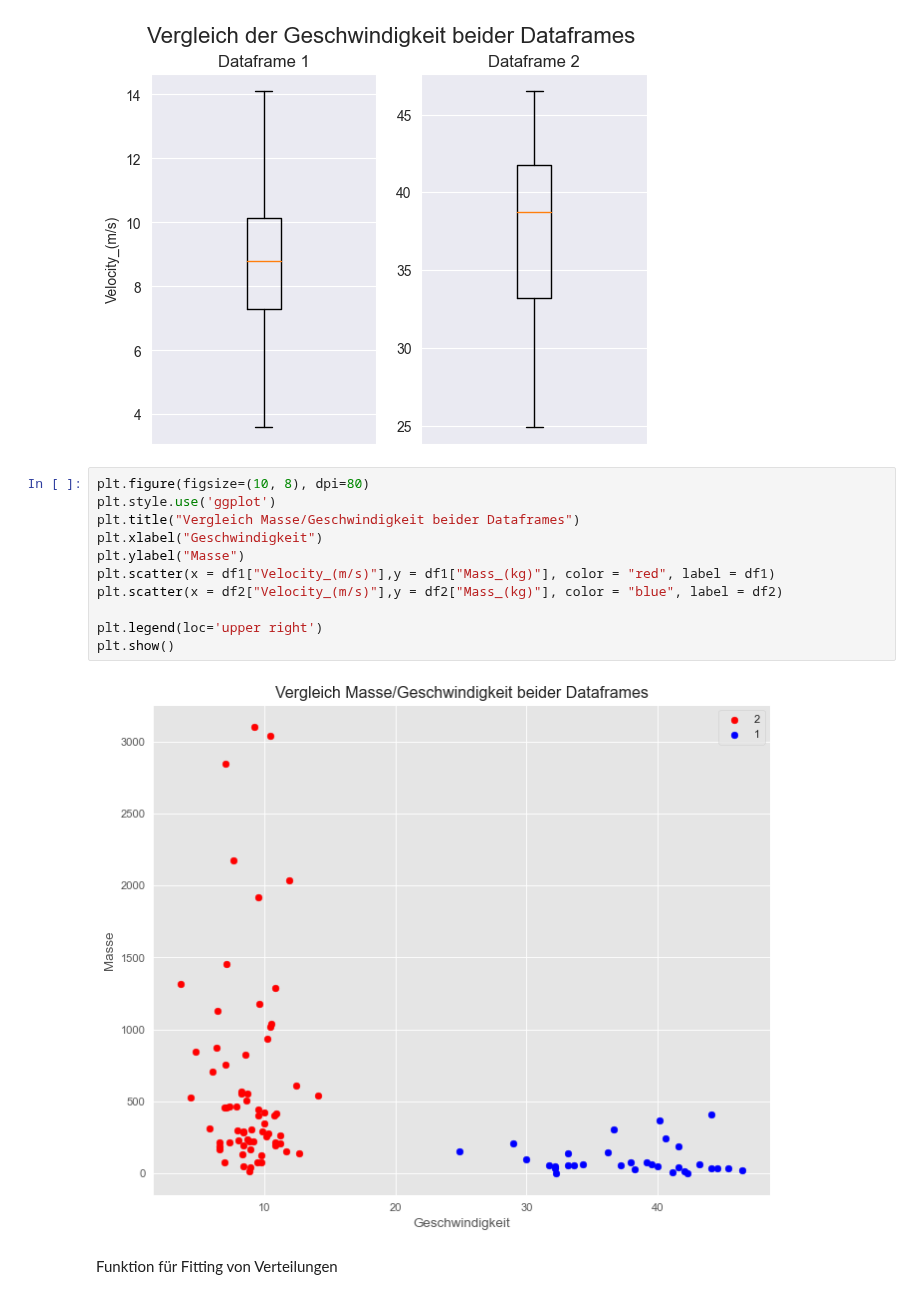
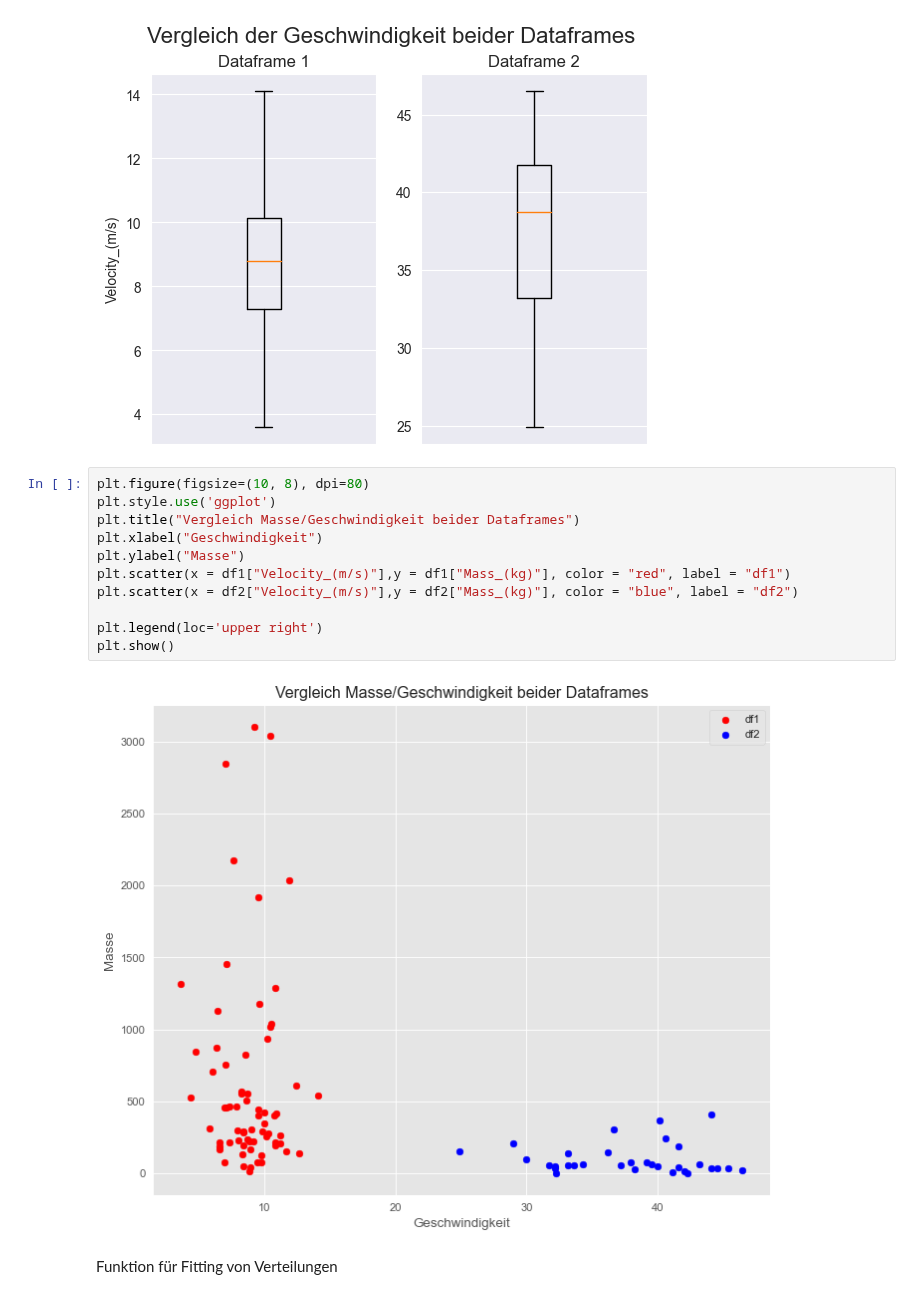
Before and after one commit to lhenchoz/cwm1, a Jupyter notebook: Steinschlag_v1.ipynb, the cells around one changed output. Saved outputs shown, nothing was run; the diff lists cells and outputs as text.

```diff
--- a/Steinschlag_v1.ipynb
+++ b/Steinschlag_v1.ipynb
@@ -113,16 +113,16 @@ boxplot_compare(df1,df2,"Velocity_(m/s)", "Vergleich der Geschwindigkeit beider
 # %%
 plt.figure(figsize=(10, 8), dpi=80)
 plt.style.use('ggplot')
 plt.title("Vergleich Masse/Geschwindigkeit beider Dataframes")
 plt.xlabel("Geschwindigkeit")
 plt.ylabel("Masse")
-plt.scatter(x = df1["Velocity_(m/s)"],y = df1["Mass_(kg)"], color = "red", label = df1)
-plt.scatter(x = df2["Velocity_(m/s)"],y = df2["Mass_(kg)"], color = "blue", label = df2)
+plt.scatter(x = df1["Velocity_(m/s)"],y = df1["Mass_(kg)"], color = "red", label = "df1")
+plt.scatter(x = df2["Velocity_(m/s)"],y = df2["Mass_(kg)"], color = "blue", label = "df2")
 
 plt.legend(loc='upper right')
 plt.show()
 # %% [output]
-[figure, old version]
+[figure, new version]
 # %% [markdown]
 Funktion für Fitting von Verteilungen
 # %%
```
